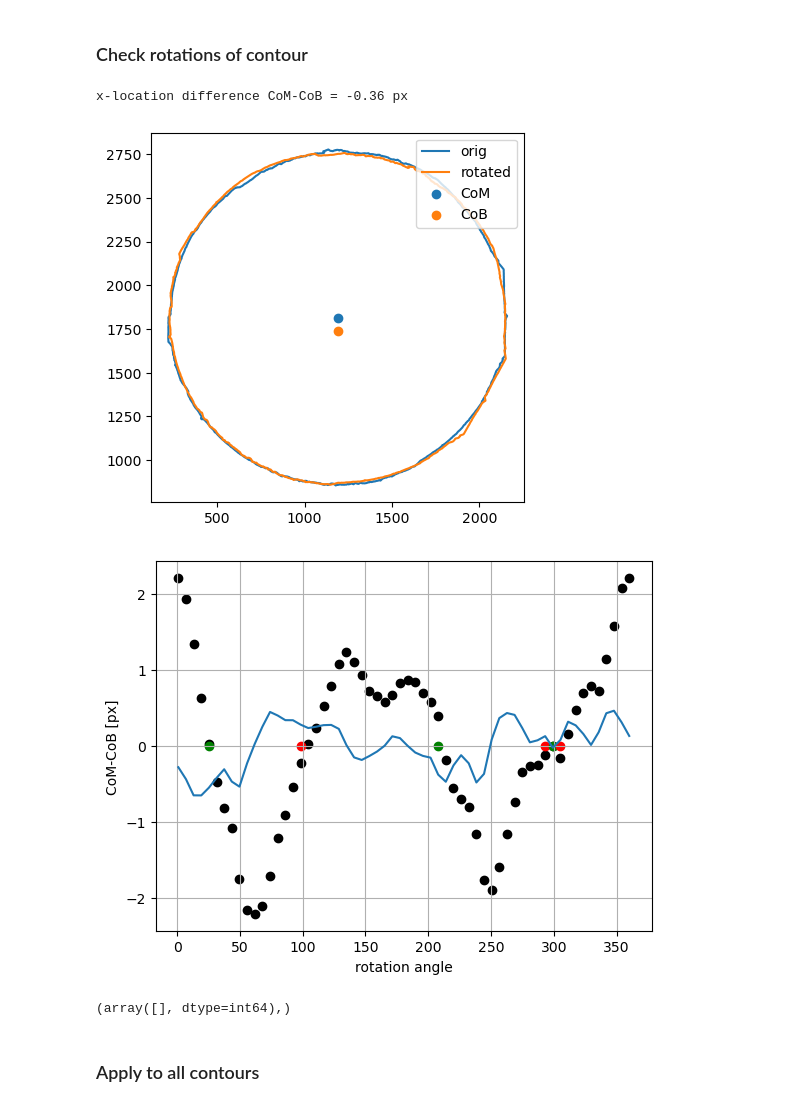
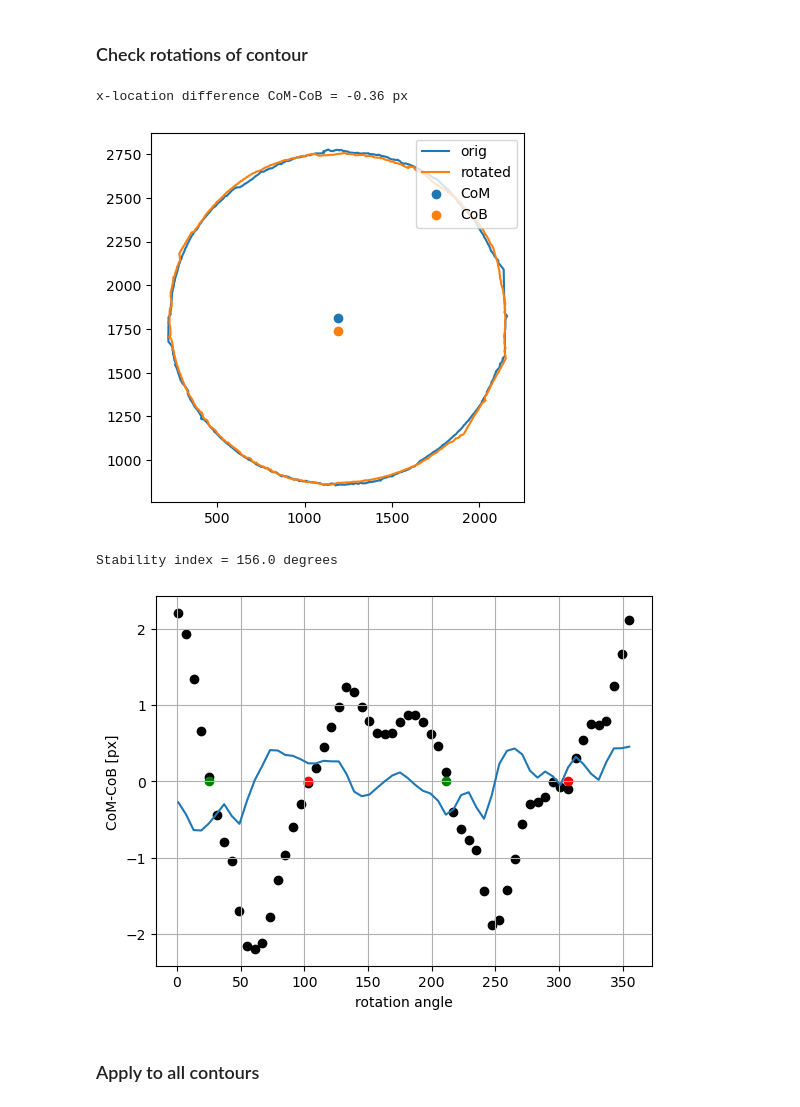
Before and after one commit to ebellincioni/floatingIce, a Jupyter notebook: 23-09-13_floating_dataAnalysis.ipynb, the cells around one changed output. Drawn from its saved outputs; the diff is of its cells as text; code cells hidden in the pictures.

```diff
--- a/23-09-13_floating_dataAnalysis.ipynb
+++ b/23-09-13_floating_dataAnalysis.ipynb
@@ -99,7 +208,7 @@ plt.show()
 # Load all contours and compare theory and exp
 # %%
 directory = '/Users/edoardo/Library/CloudStorage/OneDrive-UniversityofTwente/floating/'
-cylinders = ['2023-09-14/1st','2023-09-20/1st']
+cylinders = ['2023-09-26/1st']
 
 plt.figure()
 
@@ -117,7 +226,7 @@ for cylinder in cylinders:
         radius = np.sqrt(PolyArea(contour[:,1],contour[:,0])/np.pi)
         radii.append(radius)
 
-    plt.plot(30*np.arange(len(radii)),radii/radii[0],label=cylinder+' cylinder') # one contour every 30 seconds
+    plt.plot(60*np.arange(len(radii)),radii/radii[0],label=cylinder+' cylinder') # one contour every 30 seconds
 
 plt.plot(np.array(evolution(0.0405))/evolution(0.0405)[0],label='theo')
 
@@ -305,14 +354,7 @@ contour[:,1 ] = -contour[:,1] + 3000 # straighten y direction
 
 plt.plot(contour[:,0],contour[:,1],label='orig')
 
-def hydrostasy(contour):
-    polygon = Polygon(contour)
-    com = polygon.centroid
-    del polygon
-    immersedPG = makePolygonBelow(contour,findWL(contour))
-    polygon = Polygon(immersedPG)
-    cob = polygon.centroid
-    return com,cob
+
 
 com,cob = hydrostasy(contour)
 
@@ -361,41 +403,42 @@ plt.gca().set_aspect('equal')
 plt.show()
 
 plt.figure()
-nAngles = 60
-stability = np.zeros((nAngles,2))
+angleStep = 6
+stability = np.zeros((int(360/angleStep),2))
 
-for i,angle in enumerate(np.linspace(1,360,nAngles)):
+for i,angle in enumerate(np.arange(1,360,angleStep)):
     contour = np.genfromtxt(contoursPATH[1],dtype='float',delimiter=',').T
     contour[:,1 ] = -contour[:,1] + 3000 # straighten y direction
 
     com,_ = hydrostasy(contour)
     rotatedCont = rotate(contour,[com.x,com.y],angle)
     del com
     com,cob = hydrostasy(rotatedCont)
     stability[i] = angle, com.x-cob.x
 
 plt.scatter(stability[:,0],stability[:,1],c='k')
 zero_crossings = np.where(np.diff(np.sign(stability[:,1])))[0]
 index_zc = stability[zero_crossings,0]
 # plt.scatter(index_zc,np.zeros_like(index_zc),c='red')
 plt.plot(stability[:,0],np.gradient(stability[:,1]))
+unstablePointsAngles = []
 for i in zero_crossings:
     if np.gradient(stability[:,1])[i]<0:
         plt.scatter(stability[i,0],0,c='green')
     else:
         plt.scatter(stability[i,0],0,c='red')
+        unstablePointsAngles.append(stability[i,0])
+
+print(f'Stability index = {360-unstablePointsAngles[-1]+unstablePointsAngles[0]} degrees')
 
 plt.ylabel('CoM-CoB [px]')
 plt.xlabel('rotation angle')
 plt.grid()
 plt.show()
 # %% [output]
 x-location difference CoM-CoB = -0.36 px
 [figure]
+Stability index = 156.0 degrees
-[figure, old version]
+[figure, new version]
-# %%
-index_zc
-# %% [output]
-(array([], dtype=int64),)
 # %% [markdown]
 ### Apply to all contours
```
Also changed, not shown: parts of 12 cells of this notebook, 1 other file.
